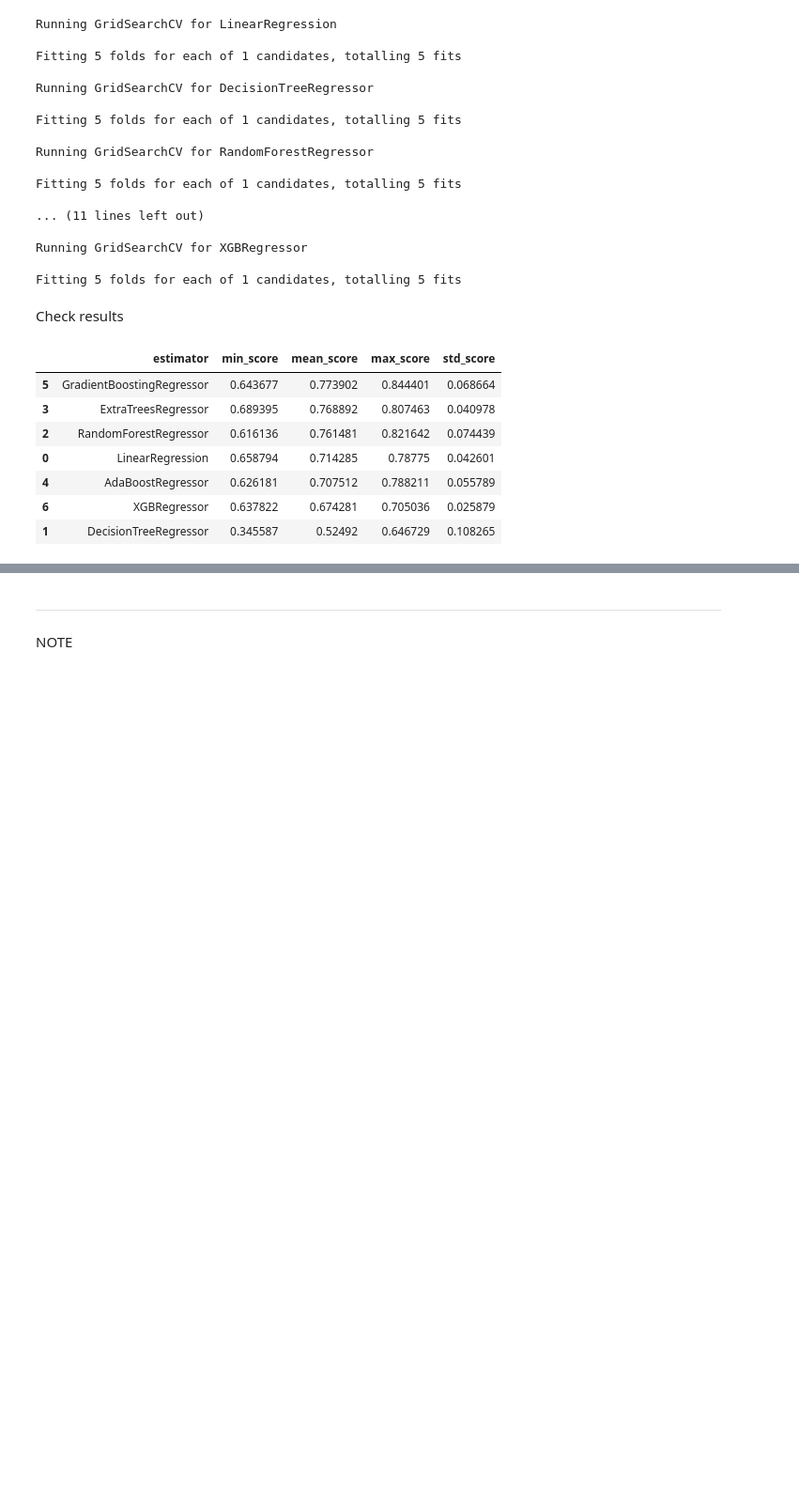
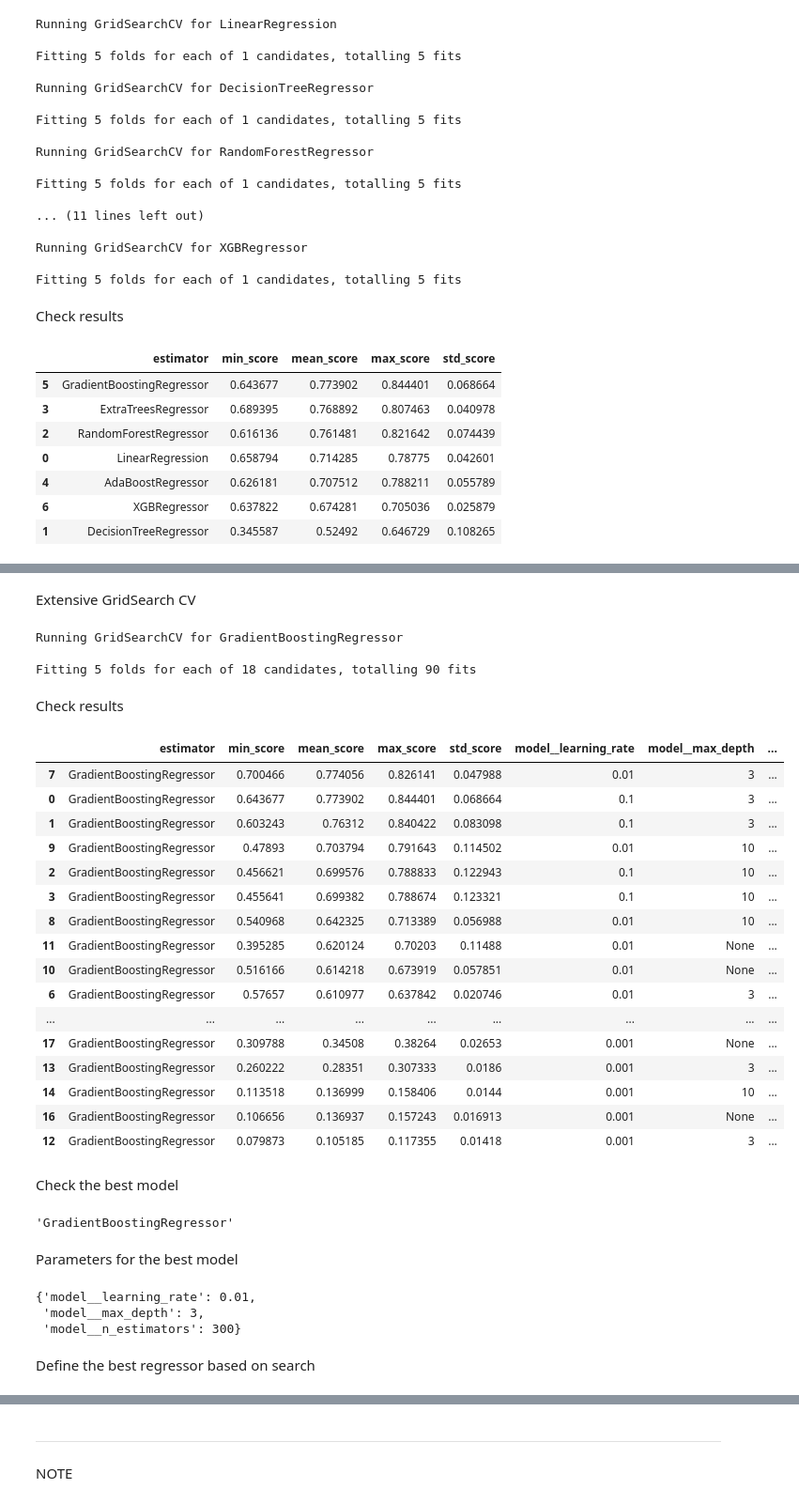
Before and after one commit to Samuel-Dainton/Heritage-Housing-Issues-P5, a Jupyter notebook: jupyter_notebooks/05 - Modeling and Evaluation - Predict Sale Price.ipynb, the cells around one changed output, grey strips where cells are left out. Shown at 94% size. Drawn from its saved outputs; the diff is of its cells as text; code cells hidden in the pictures; blank space fills up the shorter version.

Commit message:
Notebook 05 - Added code for hyperparameter optimization and assesment.

```diff
--- a/jupyter_notebooks/05 - Modeling and Evaluation - Predict Sale Price.ipynb
+++ b/jupyter_notebooks/05 - Modeling and Evaluation - Predict Sale Price.ipynb
@@ -282,0 +287,68 @@ grid_search_summary
+# %%
+models_search = {
+    "GradientBoostingRegressor":GradientBoostingRegressor(random_state=0),
+}
+
+# documentation to help on hyperparameter list:
+# https://scikit-learn.org/stable/modules/generated/sklearn.ensemble.GradientBoostingRegressor.html
+
+# We will not conduct an extensive search, since the focus
+# is on how to combine all knowledge in an applied project.
+# In a workplace project, you may consider more hyperparameters and spend more time in this step
+
+params_search = {
+    "GradientBoostingRegressor":{
+        'model__n_estimators': [100,300],
+        'model__learning_rate': [1e-1,1e-2,1e-3],
+        'model__max_depth': [3,10,None],
+    }
+}
+# %% [markdown]
+Extensive GridSearch CV
+# %%
+search = HyperparameterOptimizationSearch(models=models_search, params=params_search)
+search.fit(X_train, y_train, scoring = 'r2', n_jobs=-1, cv=5)
+# %% [output]
+Running GridSearchCV for GradientBoostingRegressor
+
+Fitting 5 folds for each of 18 candidates, totalling 90 fits
+# %% [markdown]
+Check results
+# %%
+grid_search_summary, grid_search_pipelines = search.score_summary(sort_by='mean_score')
+grid_search_summary
+# %% [output]
+|  | estimator | min_score | mean_score | max_score | std_score | model__learning_rate | model__max_depth | ... |
+| 7 | GradientBoostingRegressor | 0.700466 | 0.774056 | 0.826141 | 0.047988 | 0.01 | 3 | ... |
+| 0 | GradientBoostingRegressor | 0.643677 | 0.773902 | 0.844401 | 0.068664 | 0.1 | 3 | ... |
+| 1 | GradientBoostingRegressor | 0.603243 | 0.76312 | 0.840422 | 0.083098 | 0.1 | 3 | ... |
+| 9 | GradientBoostingRegressor | 0.47893 | 0.703794 | 0.791643 | 0.114502 | 0.01 | 10 | ... |
+| 2 | GradientBoostingRegressor | 0.456621 | 0.699576 | 0.788833 | 0.122943 | 0.1 | 10 | ... |
+| 3 | GradientBoostingRegressor | 0.455641 | 0.699382 | 0.788674 | 0.123321 | 0.1 | 10 | ... |
+| 8 | GradientBoostingRegressor | 0.540968 | 0.642325 | 0.713389 | 0.056988 | 0.01 | 10 | ... |
+| 11 | GradientBoostingRegressor | 0.395285 | 0.620124 | 0.70203 | 0.11488 | 0.01 | None | ... |
+| 10 | GradientBoostingRegressor | 0.516166 | 0.614218 | 0.673919 | 0.057851 | 0.01 | None | ... |
+| 6 | GradientBoostingRegressor | 0.57657 | 0.610977 | 0.637842 | 0.020746 | 0.01 | 3 | ... |
+| ... | ... | ... | ... | ... | ... | ... | ... | ... |
+| 17 | GradientBoostingRegressor | 0.309788 | 0.34508 | 0.38264 | 0.02653 | 0.001 | None | ... |
+| 13 | GradientBoostingRegressor | 0.260222 | 0.28351 | 0.307333 | 0.0186 | 0.001 | 3 | ... |
+| 14 | GradientBoostingRegressor | 0.113518 | 0.136999 | 0.158406 | 0.0144 | 0.001 | 10 | ... |
+| 16 | GradientBoostingRegressor | 0.106656 | 0.136937 | 0.157243 | 0.016913 | 0.001 | None | ... |
+| 12 | GradientBoostingRegressor | 0.079873 | 0.105185 | 0.117355 | 0.01418 | 0.001 | 3 | ... |
+# %% [markdown]
+Check the best model
+# %%
+best_model = grid_search_summary.iloc[0,0]
+best_model
+# %% [output]
+'GradientBoostingRegressor'
+# %% [markdown]
+Parameters for the best model
+# %%
+grid_search_pipelines[best_model].best_params_
+# %% [output]
+{'model__learning_rate': 0.01,
+ 'model__max_depth': 3,
+ 'model__n_estimators': 300}
+# %% [markdown]
+Define the best regressor based on search
```
Also changed, not shown: parts of 3 cells of this notebook.
